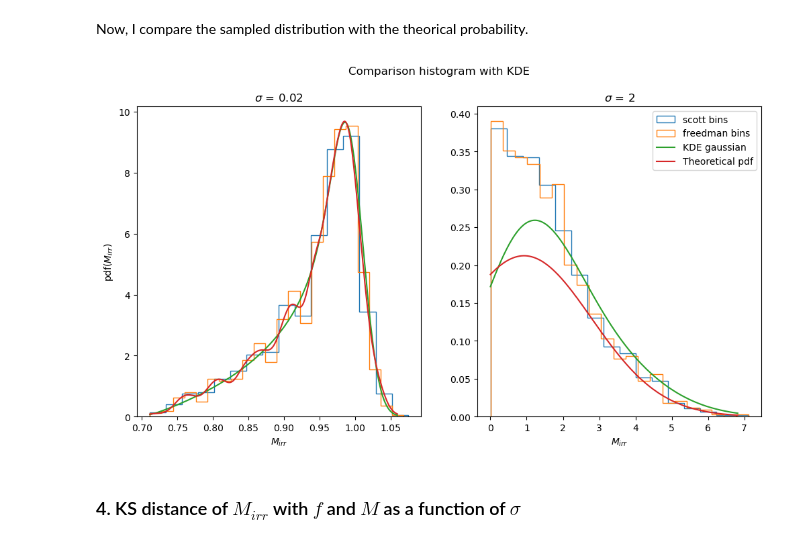
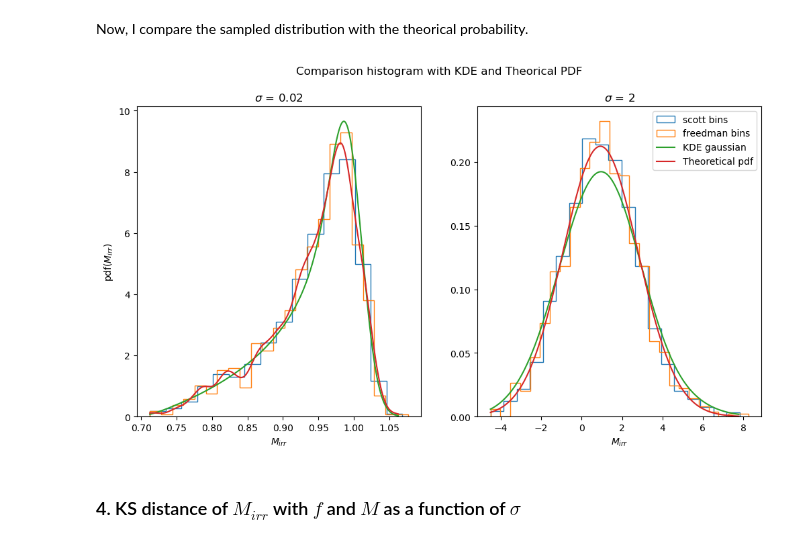
Before and after one commit to om-erika/astrostatistics_bicocca_2024, a Jupyter notebook: working/irreducible_mass_BHs.ipynb, the cells around one changed output. Drawn from its saved outputs; the diff is of its cells as text; code cells hidden in the pictures.

```diff
--- a/working/irreducible_mass_BHs.ipynb
+++ b/working/irreducible_mass_BHs.ipynb
@@ -67,12 +69,12 @@ gauss_2 = scipy.stats.norm(loc = mean, scale=sigma[1])
 unif = scipy.stats.uniform()
 chi = unif.rvs(1000)
 
-masses_1 = np.abs(gauss_1.rvs(1000))
-cdf_masses_1 = np.cumsum(np.sort(masses_1))/np.sum(np.sort(masses_1))
+masses_1 = gauss_1.rvs(1000)
+cdf_masses_1 = np.arange(1, len(masses_1) + 1) / len(masses_1)
 m_irr_1 = masses_1*np.sqrt((1+np.sqrt(1-chi**2))/2)
 
-masses_2 = np.abs(gauss_2.rvs(1000))
-cdf_masses_2 = np.cumsum(np.sort(masses_2))/np.sum(np.sort(masses_2))
+masses_2 = gauss_2.rvs(1000)
+cdf_masses_2 =  np.arange(1, len(masses_2) + 1) / len(masses_2)
 m_irr_2= masses_2*np.sqrt((1+np.sqrt(1-chi**2))/2)
 # %% [markdown]
 ### 2. Comparison between $\sigma$ = 0.02, $\sigma$ = 2
@@ -252,30 +255,30 @@ for x in x_lin_2:
 # %%
 x_lin_1 = np.linspace(min(m_irr_1),max(m_irr_1), 1000)
 fig, ax = plt.subplots(1,2, figsize = (12,6))
 hist(m_irr_1, bins = 'scott',density = True, histtype = 'step', label = 'scott bins', ax = ax[0])
 hist(m_irr_1, bins = 'freedman', density = True, histtype = 'step', label = 'freedman bins', ax = ax[0])
 kde = KernelDensity(kernel="gaussian", bandwidth=0.01).fit(m_irr_1[:, np.newaxis])
 log_pdf = kde.score_samples(x_lin_1[:, np.newaxis])
 ax[0].plot(x_lin_1, p_x_1, label = 'Theoretical pdf')
 ax[0].plot(x_lin_1, np.exp(log_pdf), label = 'KDE gaussian')
 ax[0].set_xlabel(r'$M_{irr}$')
 ax[0].set_ylabel(r'pdf($M_{irr}$)')
 ax[0].set_title(r'$\sigma$ = ' +str(sigma[0]))
 
 x_lin_2 = np.linspace(min(m_irr_2),max(m_irr_2), 1000)
 hist(m_irr_2, bins = 'scott',density = True, histtype = 'step', label = 'scott bins', ax = ax[1])
 hist(m_irr_2, bins = 'freedman', density = True, histtype = 'step', label = 'freedman bins', ax = ax[1])
 kde = KernelDensity(kernel="gaussian", bandwidth=1).fit(m_irr_2[:, np.newaxis])
 log_pdf = kde.score_samples(x_lin_2[:, np.newaxis])
 ax[1].plot(x_lin_2, np.exp(log_pdf), label = 'KDE gaussian')
 ax[1].plot(x_lin_2, p_x_2, label = 'Theoretical pdf')
 plt.xlabel(r'$M_{irr}$')
 plt.legend()
 ax[1].set_title(r'$\sigma$ = ' +str(sigma[1]))
-plt.suptitle('Comparison histogram with KDE')
+plt.suptitle('Comparison histogram with KDE and Theorical PDF')
 plt.show()
 # %% [output]
-[figure, old version]
+[figure, new version]
 # %% [markdown]
 ### 4. KS distance of $M_{irr}$ with $f$ and $M$ as a function of $\sigma$
 # %% [markdown]
```
Also changed, not shown: parts of 7 cells of this notebook, 1 other file.
